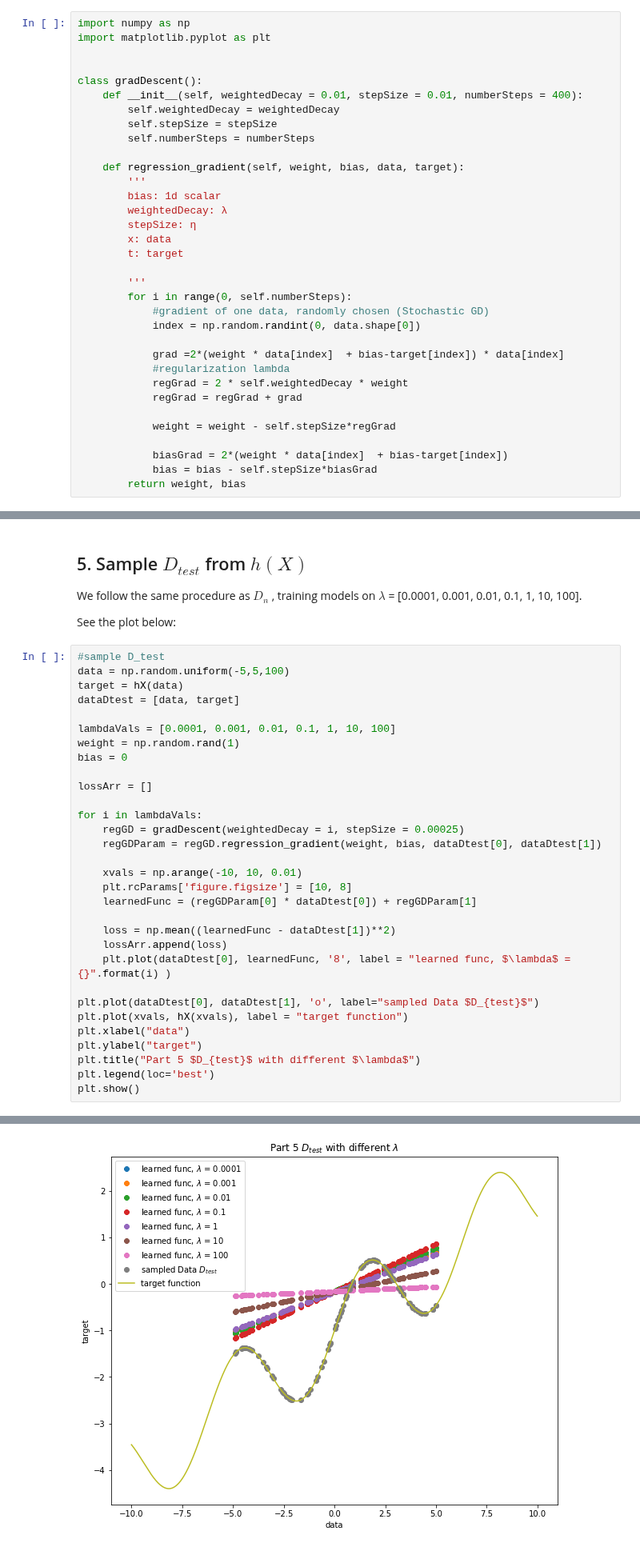
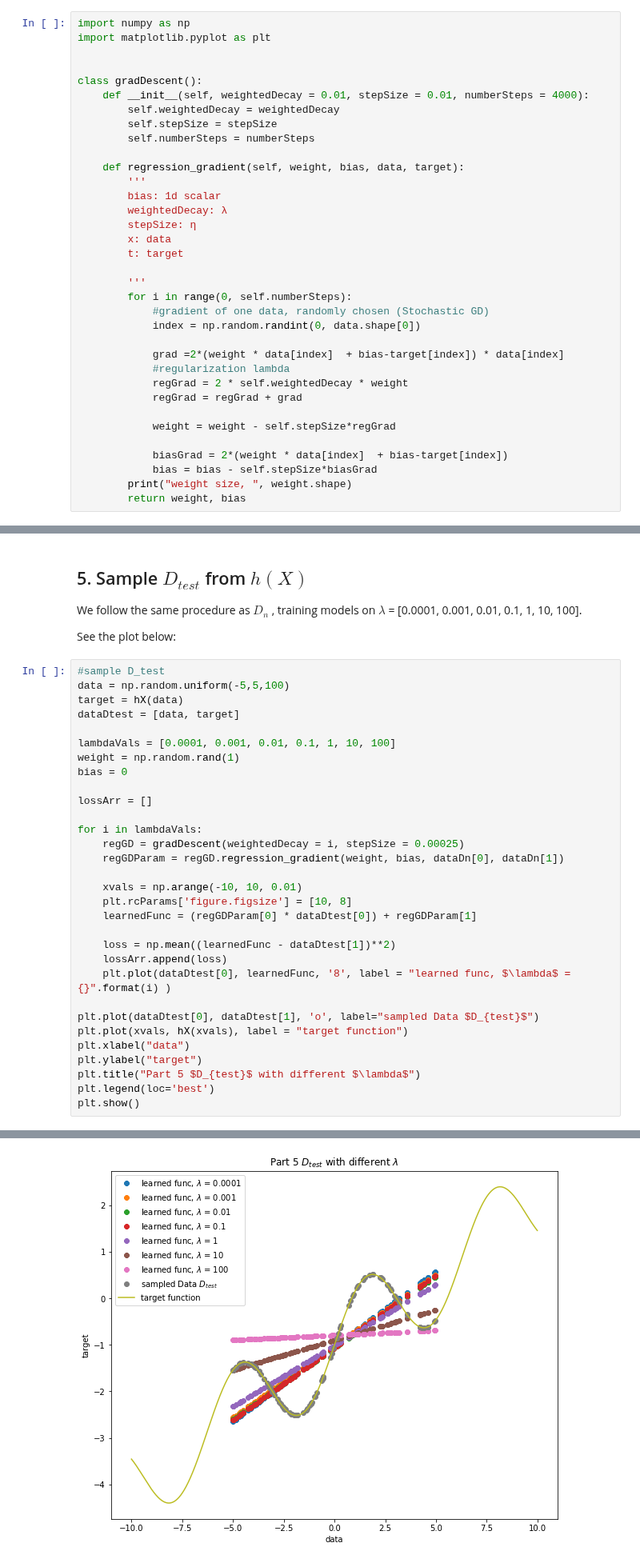
Before and after one commit to violetguos/ift6390, a Jupyter notebook: Homework 2/Practical.ipynb, the cells around one changed output, grey strips where cells are left out. Shown at 80% size. Drawn from its saved outputs; the diff is of its cells as text.

```diff
--- a/Homework 2/Practical.ipynb
+++ b/Homework 2/Practical.ipynb
@@ -10,7 +10,7 @@ import matplotlib.pyplot as plt
 
 
 class gradDescent():
-    def __init__(self, weightedDecay = 0.01, stepSize = 0.01, numberSteps = 400):
+    def __init__(self, weightedDecay = 0.01, stepSize = 0.01, numberSteps = 4000):
         self.weightedDecay = weightedDecay
         self.stepSize = stepSize
         self.numberSteps = numberSteps
@@ -37,6 +37,7 @@ class gradDescent():
 
             biasGrad = 2*(weight * data[index]  + bias-target[index])
             bias = bias - self.stepSize*biasGrad
+        print("weight size, ", weight.shape)
         return weight, bias
 # %% [markdown]
 ## 2. Draw Dn from h(x)
@@ -124,7 +128,7 @@ lossArr = []
 
 for i in lambdaVals:
     regGD = gradDescent(weightedDecay = i, stepSize = 0.00025)
-    regGDParam = regGD.regression_gradient(weight, bias, dataDtest[0], dataDtest[1])
+    regGDParam = regGD.regression_gradient(weight, bias, dataDn[0], dataDn[1])
 
     xvals = np.arange(-10, 10, 0.01)
     plt.rcParams['figure.figsize'] = [10, 8]
@@ -145,4 +156,4 @@ plt.show()
-[figure, old version]
+[figure, new version]
 # %% [markdown]
 ### Then we plot $\lambda$  on the x-axis, and loss on the y-axis:
 N.B. to TAs: we plotted $lambda$ on log scale
```
Also changed, not shown: parts of 7 cells of this notebook.
